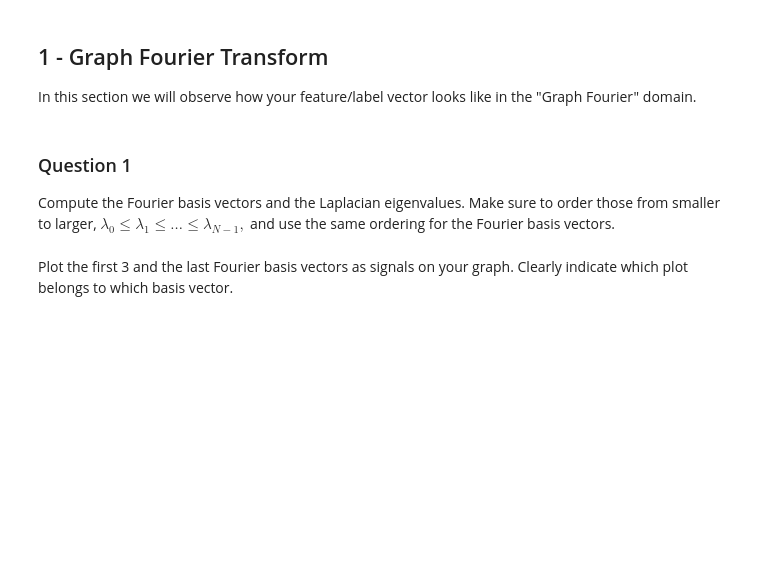
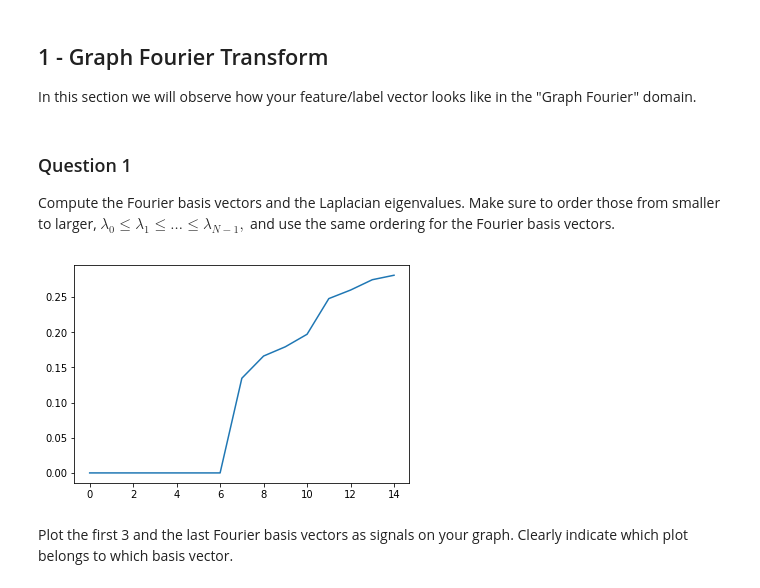
Before and after one commit to weberjoe/NTDS-MS-1-Route2-911, a Jupyter notebook: MS_4/4_graph_signal_processing.ipynb, the cells around one changed output. Cells and saved outputs as stored; diff of their text form; code cells hidden in the pictures; blank space fills up the shorter version.

```diff
--- a/MS_4/4_graph_signal_processing.ipynb
+++ b/MS_4/4_graph_signal_processing.ipynb
@@ -84,6 +87,8 @@ Import those objects in the cell below (or recompute the Laplacian and Gradient
 
 _Note_: If your features/labels are not floating-point numbers, please convert them. For example, if your data has labels "cat" and "dog" for nodes that represent cats or dogs, respectively, you may assign the number `1.0` for the label "cat" and the number `-1.0` for the label "dog".
 # %%
+adjacency = np.load("../data/adj_matr.npy")
+
 laplacian = np.load("../data/graph_laplacian.npy")
 #gradient = # Your code here.
 labels = np.load("../data/cluster_labels.npy")
@@ -109,7 +114,13 @@ In this section we will observe how your feature/label vector looks like in the
 Compute the Fourier basis vectors and the Laplacian eigenvalues. Make sure to order those from smaller to larger, $\lambda_0 \leq \lambda_1 \leq \dots \leq \lambda_{N-1},$ and use the same ordering for the Fourier basis vectors.
 # %%
 #e Ordered Laplacian eigenvalues.
-e = np.linalg.eigh(laplacian)[0]
+e, v = np.linalg.eigh(laplacian)
+plt.plot(e[0:15])
 
-#U = # Ordered graph Fourier basis.
-#U = np.fft.fft(e)
+#U = # Ordered graph Fourier basis. signals == eigenvectors
+U = v
+
+G = graphs.Graph(adjacency)
+G.set_coordinates(kind='spring', seed=42, title)
+# %% [output]
+[figure, added]
```
Also changed, not shown: parts of 7 cells of this notebook.
